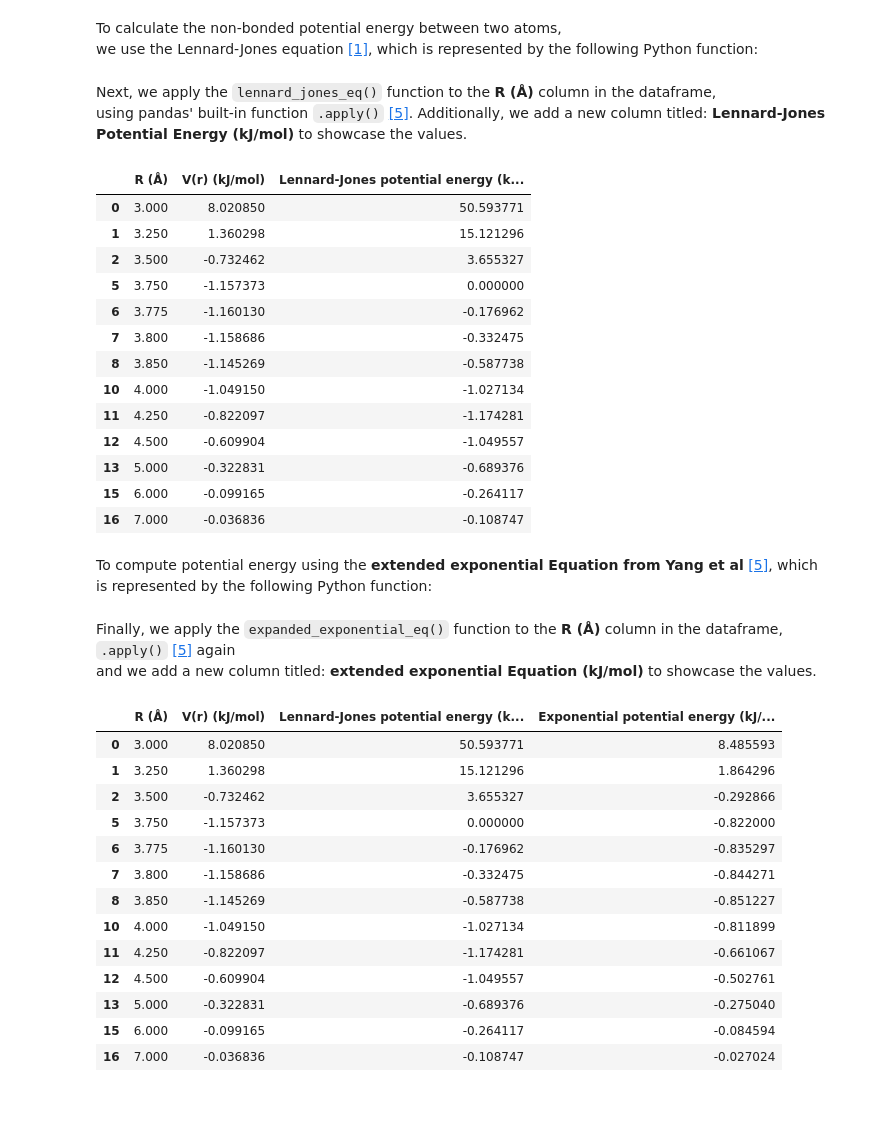
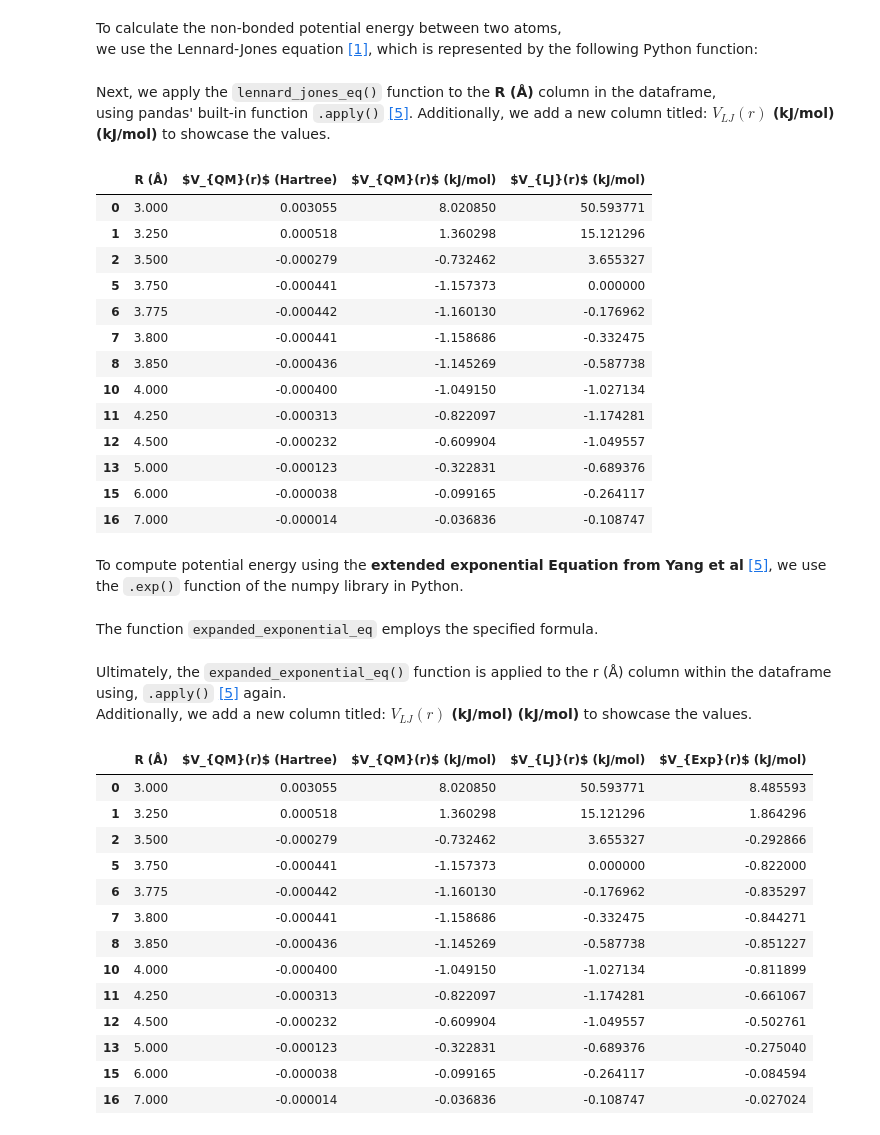
Before and after one commit to russelmrcl/SciPro, a Jupyter notebook: src/notebooks/assignment_04_2023WS_61714.ipynb, the cells around one changed output. Cells and saved outputs as stored; diff of their text form; code cells hidden in the pictures; blank space fills up the shorter version.

```diff
--- a/src/notebooks/assignment_04_2023WS_61714.ipynb
+++ b/src/notebooks/assignment_04_2023WS_61714.ipynb
@@ -71,4 +73,5 @@ After that, we need to **convert the numbers** in the potential energy column **
 # %%
 data_frame = pd.read_csv('../docs/CybulskiT1999_Ar2.csv', sep=";")
+data_frame.rename(columns={"V(r) (Hartree)": "$V_{QM}(r)$ (Hartree)"}, inplace=True)
 data_frame
 # %% [output]
@@ -113,8 +116,3 @@ data_frame
 | 16 | 7.000 | -0.000014 |
 # %% [markdown]
 Now, we convert the values **from Hartree to kJ/mol** [[2]](#2) by multiplying the values with `2625.5`.
-# %%
-data_frame['V(r) (Hartree)'] *= 2625.5
-data_frame.rename({'V(r) (Hartree)' : 'V(r) (kJ/mol)'}, axis='columns', inplace=True)
-
-data_frame
@@ -135,0 +119,3 @@ data_frame
+# %%
+data_frame['$V_{QM}(r)$ (kJ/mol)'] = data_frame['$V_{QM}(r)$ (Hartree)'] * 2625.5
+data_frame
@@ -161,51 +162,53 @@ To calculate the non-bonded potential energy between two atoms, <br /> we use th
 def lennard_jones_eq(r:float, epsilon:float, sigma:float):
     return (4 * epsilon * (((sigma / r) ** 12) - ((sigma / r) ** 6)))
 # %% [markdown]
-Next, we apply the `lennard_jones_eq()` function to the **R (Å)** column in the dataframe, <br/> using pandas' built-in function `.apply()` [[5]](#5). Additionally, we add a new column titled: **Lennard-Jones Potential Energy (kJ/mol)** to showcase the values.
+Next, we apply the `lennard_jones_eq()` function to the **R (Å)** column in the dataframe, <br/> using pandas' built-in function `.apply()` [[5]](#5). Additionally, we add a new column titled: **$V_{LJ}(r)$ (kJ/mol) (kJ/mol)** to showcase the values.
 # %%
-data_frame['Lennard-Jones potential energy (kJ/mol)'] = data_frame.apply(lambda row: lennard_jones_eq(r=row['R (Å)'],
+data_frame['$V_{LJ}(r)$ (kJ/mol)'] = data_frame.apply(lambda row: lennard_jones_eq(r=row['R (Å)'],
 epsilon=epsilon, sigma=sigma), axis=1)
 data_frame
 # %% [output]
-|  | R (Å) | V(r) (kJ/mol) | Lennard-Jones potential energy (k... |
-| 0 | 3.000 | 8.020850 | 50.593771 |
-| 1 | 3.250 | 1.360298 | 15.121296 |
-| 2 | 3.500 | -0.732462 | 3.655327 |
-| 5 | 3.750 | -1.157373 | 0.000000 |
-| 6 | 3.775 | -1.160130 | -0.176962 |
-| 7 | 3.800 | -1.158686 | -0.332475 |
-| 8 | 3.850 | -1.145269 | -0.587738 |
-| 10 | 4.000 | -1.049150 | -1.027134 |
-| 11 | 4.250 | -0.822097 | -1.174281 |
-| 12 | 4.500 | -0.609904 | -1.049557 |
-| 13 | 5.000 | -0.322831 | -0.689376 |
-| 15 | 6.000 | -0.099165 | -0.264117 |
-| 16 | 7.000 | -0.036836 | -0.108747 |
+|  | R (Å) | $V_{QM}(r)$ (Hartree) | $V_{QM}(r)$ (kJ/mol) | $V_{LJ}(r)$ (kJ/mol) |
+| 0 | 3.000 | 0.003055 | 8.020850 | 50.593771 |
+| 1 | 3.250 | 0.000518 | 1.360298 | 15.121296 |
+| 2 | 3.500 | -0.000279 | -0.732462 | 3.655327 |
+| 5 | 3.750 | -0.000441 | -1.157373 | 0.000000 |
+| 6 | 3.775 | -0.000442 | -1.160130 | -0.176962 |
+| 7 | 3.800 | -0.000441 | -1.158686 | -0.332475 |
+| 8 | 3.850 | -0.000436 | -1.145269 | -0.587738 |
+| 10 | 4.000 | -0.000400 | -1.049150 | -1.027134 |
+| 11 | 4.250 | -0.000313 | -0.822097 | -1.174281 |
+| 12 | 4.500 | -0.000232 | -0.609904 | -1.049557 |
+| 13 | 5.000 | -0.000123 | -0.322831 | -0.689376 |
+| 15 | 6.000 | -0.000038 | -0.099165 | -0.264117 |
+| 16 | 7.000 | -0.000014 | -0.036836 | -0.108747 |
 # %% [markdown]
-To compute potential energy using the **extended exponential Equation from Yang et al** [[5]](#5), which <br /> is represented by the following Python function:
+To compute potential energy using the **extended exponential Equation from Yang et al** [[5]](#5), we use the `.exp()` function of the numpy library in Python.
 # %%
 def expanded_exponential_eq(r, epsilon, sigma, alpha):
     term1 = epsilon * (np.exp(alpha * (1 - r / sigma)))
     term2 = ((r / sigma) ** 4 - 2 * (r / sigma) ** 2 + 3) * np.exp(0.5 * alpha * (1 - r / sigma))
     return term1 - term2
+# %% [markdown]
+The function `expanded_exponential_eq` employs the specified formula.
 # %% [markdown]
-Finally, we apply the `expanded_exponential_eq()` function to the **R (Å)** column in the dataframe, `.apply()` [[5]](#5) again <br /> and  we add a new column titled: **extended exponential Equation (kJ/mol)** to showcase the values.
+Ultimately, the `expanded_exponential_eq()` function is applied to the r (Å) column within the dataframe using, `.apply()` [[5]](#5) again. <br />Additionally, we add a new column titled: **$V_{LJ}(r)$ (kJ/mol) (kJ/mol)** to showcase the values.
 # %%
-data_frame['Exponential potential energy (kJ/mol)'] = data_frame.apply(lambda row: expanded_exponential_eq(r=row['R (Å)'],
+data_frame['$V_{Exp}(r)$ (kJ/mol)'] = data_frame.apply(lambda row: expanded_exponential_eq(r=row['R (Å)'],
 epsilon=epsilon, sigma=sigma, alpha=alpha), axis=1)
 data_frame
 # %% [output]
-|  | R (Å) | V(r) (kJ/mol) | Lennard-Jones potential energy (k... | Exponential potential energy (kJ/... |
-| 0 | 3.000 | 8.020850 | 50.593771 | 8.485593 |
-| 1 | 3.250 | 1.360298 | 15.121296 | 1.864296 |
-| 2 | 3.500 | -0.732462 | 3.655327 | -0.292866 |
-| 5 | 3.750 | -1.157373 | 0.000000 | -0.822000 |
-| 6 | 3.775 | -1.160130 | -0.176962 | -0.835297 |
-| 7 | 3.800 | -1.158686 | -0.332475 | -0.844271 |
-| 8 | 3.850 | -1.145269 | -0.587738 | -0.851227 |
-| 10 | 4.000 | -1.049150 | -1.027134 | -0.811899 |
-| 11 | 4.250 | -0.822097 | -1.174281 | -0.661067 |
-| 12 | 4.500 | -0.609904 | -1.049557 | -0.502761 |
-| 13 | 5.000 | -0.322831 | -0.689376 | -0.275040 |
-| 15 | 6.000 | -0.099165 | -0.264117 | -0.084594 |
-| 16 | 7.000 | -0.036836 | -0.108747 | -0.027024 |
+|  | R (Å) | $V_{QM}(r)$ (Hartree) | $V_{QM}(r)$ (kJ/mol) | $V_{LJ}(r)$ (kJ/mol) | $V_{Exp}(r)$ (kJ/mol) |
+| 0 | 3.000 | 0.003055 | 8.020850 | 50.593771 | 8.485593 |
+| 1 | 3.250 | 0.000518 | 1.360298 | 15.121296 | 1.864296 |
+| 2 | 3.500 | -0.000279 | -0.732462 | 3.655327 | -0.292866 |
+| 5 | 3.750 | -0.000441 | -1.157373 | 0.000000 | -0.822000 |
+| 6 | 3.775 | -0.000442 | -1.160130 | -0.176962 | -0.835297 |
+| 7 | 3.800 | -0.000441 | -1.158686 | -0.332475 | -0.844271 |
+| 8 | 3.850 | -0.000436 | -1.145269 | -0.587738 | -0.851227 |
+| 10 | 4.000 | -0.000400 | -1.049150 | -1.027134 | -0.811899 |
+| 11 | 4.250 | -0.000313 | -0.822097 | -1.174281 | -0.661067 |
+| 12 | 4.500 | -0.000232 | -0.609904 | -1.049557 | -0.502761 |
+| 13 | 5.000 | -0.000123 | -0.322831 | -0.689376 | -0.275040 |
+| 15 | 6.000 | -0.000038 | -0.099165 | -0.264117 | -0.084594 |
+| 16 | 7.000 | -0.000014 | -0.036836 | -0.108747 | -0.027024 |
```
Also changed, not shown: parts of 11 cells of this notebook.
